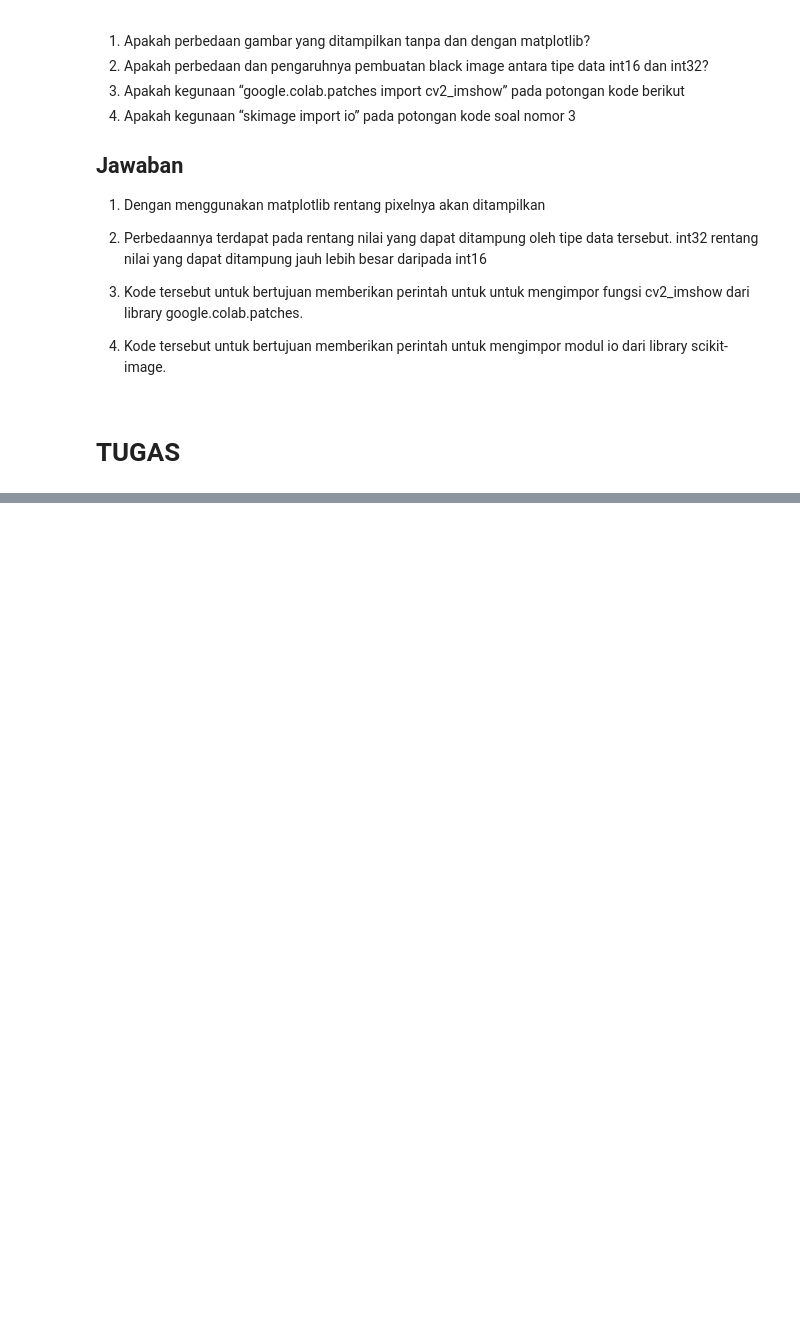
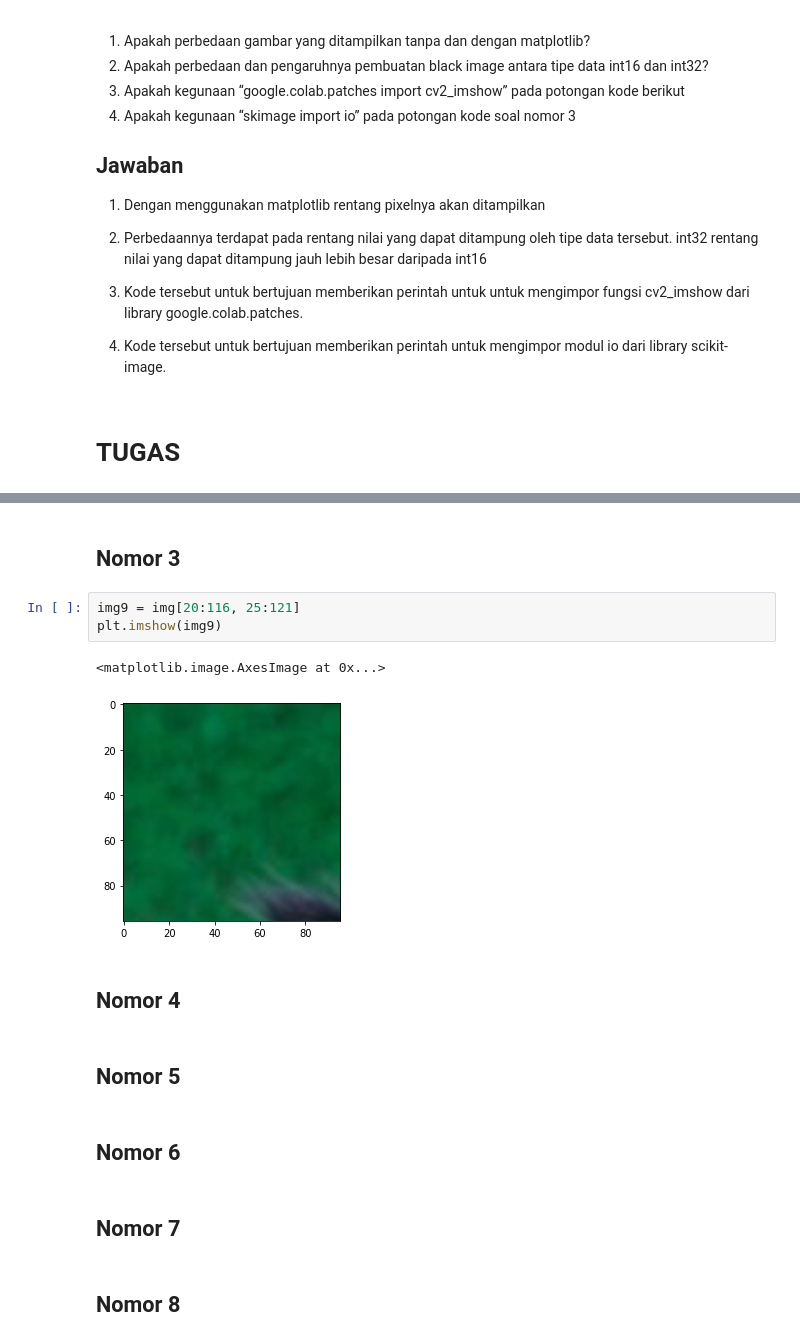
Before and after one commit to AchmadWibawa/PCVK, a Jupyter notebook: Week2.ipynb, the cells around one changed output, grey strips where cells are left out. Saved outputs shown, nothing was run; the diff lists cells and outputs as text; blank space fills up the shorter version.

```diff
--- a/Week2.ipynb
+++ b/Week2.ipynb
@@ -151,0 +188,18 @@ berikut
+# %% [markdown]
+## Nomor 3
+# %%
+img9 = img[20:116, 25:121]
+plt.imshow(img9)
+# %% [output]
+<matplotlib.image.AxesImage at 0x...>
+[figure, added]
+# %% [markdown]
+## Nomor 4
+# %% [markdown]
+## Nomor 5
+# %% [markdown]
+## Nomor 6
+# %% [markdown]
+## Nomor 7
+# %% [markdown]
+## Nomor 8
```
Also changed, not shown: parts of 8 cells of this notebook.
